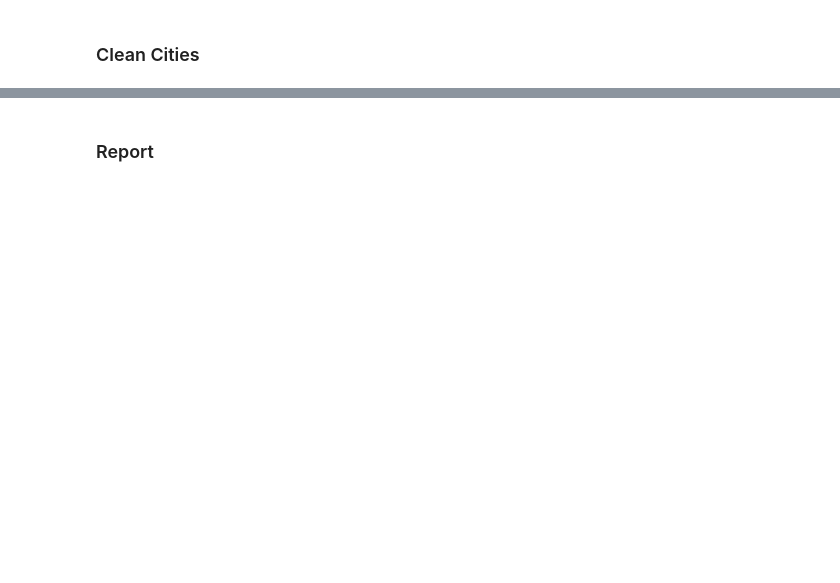
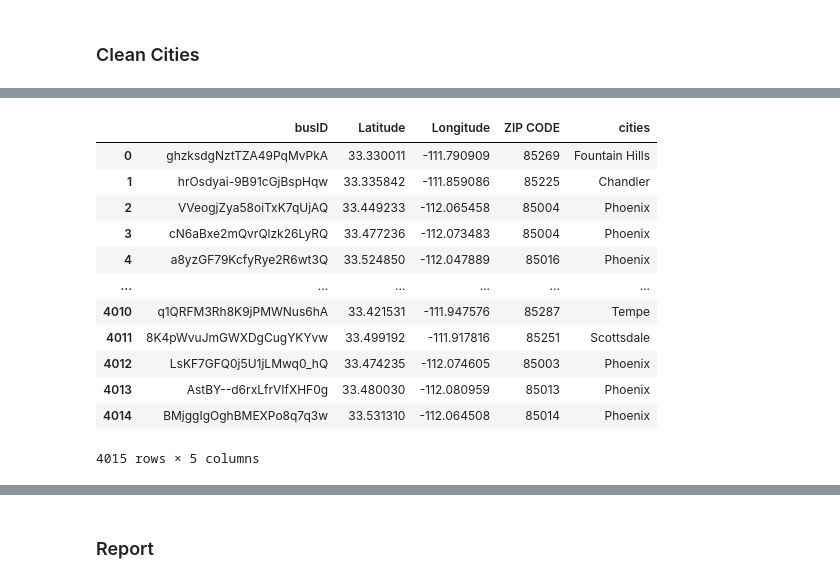
Before and after one commit to jaimev408/YelpStudy, a Jupyter notebook: yelpNotebook.ipynb, the cells around one changed output, grey strips where cells are left out. Cells and saved outputs as stored; diff of their text form; code cells hidden in the pictures; blank space fills up the shorter version.

```diff
--- a/yelpNotebook.ipynb
+++ b/yelpNotebook.ipynb
@@ -299,0 +285,18 @@ df
+# %%
+zipmap.rename(columns={'Business - Id':'busID'}, inplace=True)
+# %%
+zipmap
+# %% [output]
+|  | busID | Latitude | Longitude | ZIP CODE | cities |
+| 0 | ghzksdgNztTZA49PqMvPkA | 33.330011 | -111.790909 | 85269 | Fountain Hills |
+| 1 | hrOsdyai-9B91cGjBspHqw | 33.335842 | -111.859086 | 85225 | Chandler |
+| 2 | VVeogjZya58oiTxK7qUjAQ | 33.449233 | -112.065458 | 85004 | Phoenix |
+| 3 | cN6aBxe2mQvrQlzk26LyRQ | 33.477236 | -112.073483 | 85004 | Phoenix |
+| 4 | a8yzGF79KcfyRye2R6wt3Q | 33.524850 | -112.047889 | 85016 | Phoenix |
+| ... | ... | ... | ... | ... | ... |
+| 4010 | q1QRFM3Rh8K9jPMWNus6hA | 33.421531 | -111.947576 | 85287 | Tempe |
+| 4011 | 8K4pWvuJmGWXDgCugYKYvw | 33.499192 | -111.917816 | 85251 | Scottsdale |
+| 4012 | LsKF7GFQ0j5U1jLMwq0_hQ | 33.474235 | -112.074605 | 85003 | Phoenix |
+| 4013 | AstBY--d6rxLfrVIfXHF0g | 33.480030 | -112.080959 | 85013 | Phoenix |
+| 4014 | BMjggIgOghBMEXPo8q7q3w | 33.531310 | -112.064508 | 85014 | Phoenix |
+4015 rows × 5 columns
```
Also changed, not shown: parts of 48 cells of this notebook, 1 other file.
